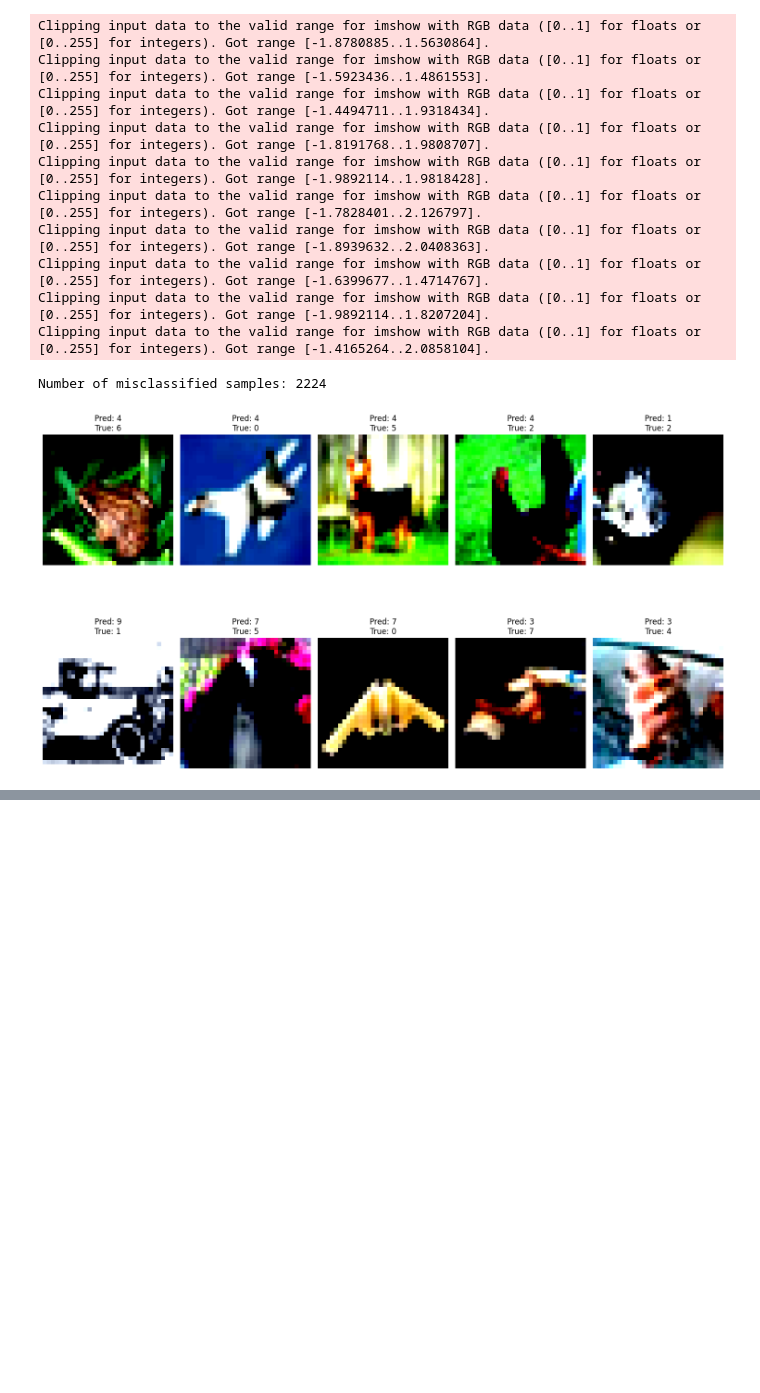
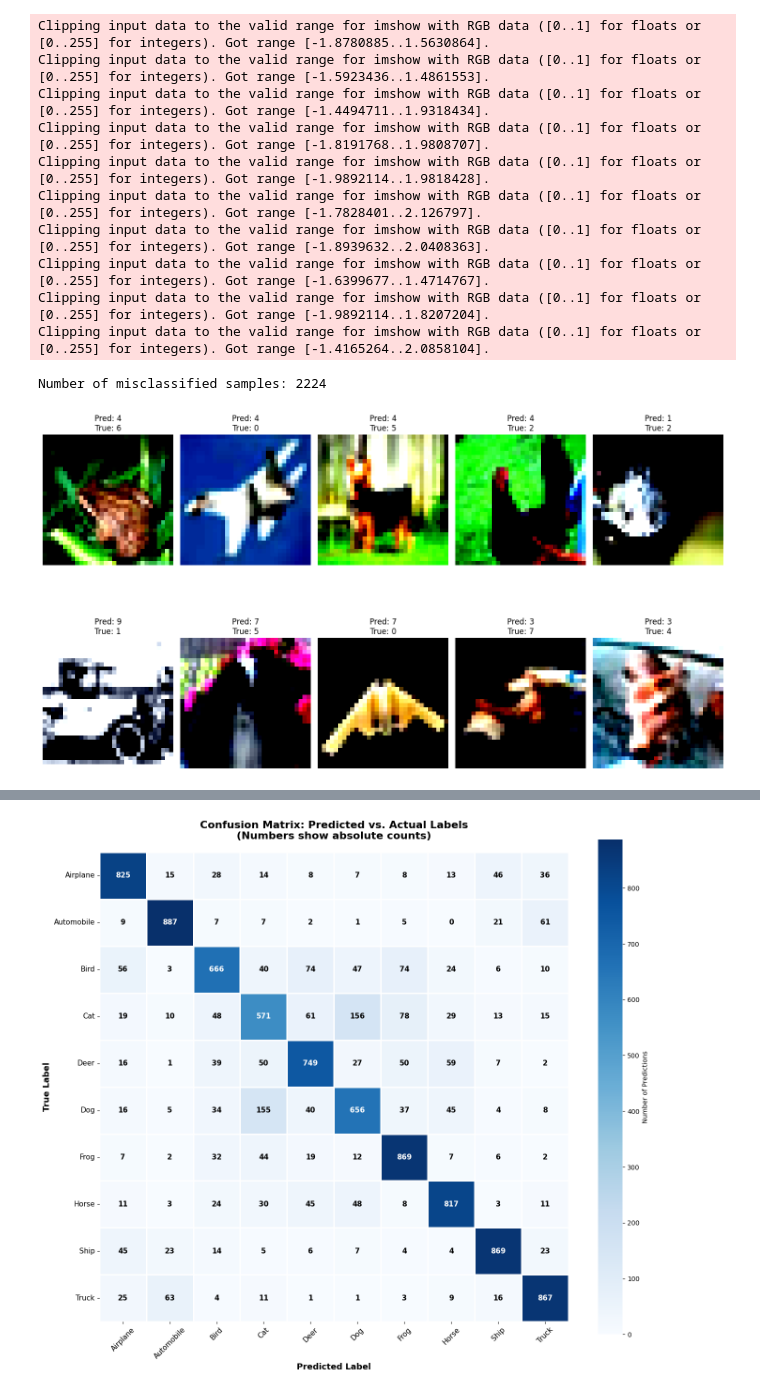
Before and after one commit to Andrew-Girgis/deep-learning-cnn-regularization-cifar10, a Jupyter notebook: cnn_regularization_cifar10.ipynb, the cells around one changed output, grey strips where cells are left out. Saved outputs shown, nothing was run; the diff lists cells and outputs as text; code cells hidden in the pictures; blank space fills up the shorter version.

Commit message:
Added confusion matrix and insights from the confusion matrix in the readme

```diff
--- a/cnn_regularization_cifar10.ipynb
+++ b/cnn_regularization_cifar10.ipynb
@@ -1049,0 +1055,83 @@ Number of misclassified samples: 2224
+# %%
+from sklearn.metrics import confusion_matrix
+import seaborn as sns
+import numpy as np
+import matplotlib.pyplot as plt
+
+# Class names for CIFAR-10
+class_names = ['Airplane', 'Automobile', 'Bird', 'Cat', 'Deer',
+               'Dog', 'Frog', 'Horse', 'Ship', 'Truck']
+
+# Compute confusion matrix
+cm = confusion_matrix(true_labels, pred_labels)
+
+# Print the confusion matrix to debug
+print("Confusion Matrix Shape:", cm.shape)
+print("Confusion Matrix:\n", cm)
+
+# Create heatmap (manual annotations so every cell always labels correctly)
+fig, ax = plt.subplots(figsize=(14, 12))
+sns.heatmap(
+    cm,
+    annot=False,
+    cmap='Blues',
+    xticklabels=class_names,
+    yticklabels=class_names,
+    cbar_kws={'label': 'Number of Predictions'},
+    square=True,
+    linewidths=1,
+    linecolor='white',
+    ax=ax,
+    vmin=0,
+    vmax=int(cm.max()) if cm.size else 1,
+    rasterized=True,
+ )
+
+# Manual per-cell labels (robust vs seaborn annot rendering issues)
+max_val = cm.max() if cm.size else 0
+threshold = 0.6 * max_val if max_val else 0
+for i in range(cm.shape[0]):
+    for j in range(cm.shape[1]):
+        val = int(cm[i, j])
+        text_color = 'white' if val >= threshold else 'black'
+        ax.text(
+            j + 0.5,
+            i + 0.5,
+            f"{val}",
+            ha='center',
+            va='center',
+            color=text_color,
+            fontsize=11,
+            fontweight='bold',
+        )
+
+ax.set_title(
+    'Confusion Matrix: Predicted vs. Actual Labels\n(Numbers show absolute counts)',
+    fontsize=16,
+    pad=20,
+    fontweight='bold',
+ )
+ax.set_xlabel('Predicted Label', fontsize=13, fontweight='bold')
+ax.set_ylabel('True Label', fontsize=13, fontweight='bold')
+ax.tick_params(axis='x', rotation=45, labelsize=11)
+ax.tick_params(axis='y', rotation=0, labelsize=11)
+
+plt.tight_layout()
+plt.savefig('assets/confusion_matrix.png', dpi=300, bbox_inches='tight')
+plt.show()
+
+# Print analysis of most confused classes
+print("\nMost Common Misclassifications:")
+print("-" * 60)
+for i in range(len(class_names)):
+    # Get predictions for this true class (excluding correct predictions)
+    row = cm[i].copy()
+    row[i] = 0  # Exclude correct predictions
+    most_confused_idx = np.argmax(row)
+    confusion_count = row[most_confused_idx]
+    total_samples = cm[i].sum()
+
+    if confusion_count > 0:
+        print(f"{class_names[i]:12} → {class_names[most_confused_idx]:12}: "
+              f"{confusion_count:4} errors ({confusion_count/total_samples*100:5.1f}% of {class_names[i]} samples)")
+# %% [output]
@@ -1049,0 +1150 @@ Number of misclassified samples: 2224
+[figure, added]
```
Also changed, not shown: parts of 3 cells of this notebook, 3 other files.
